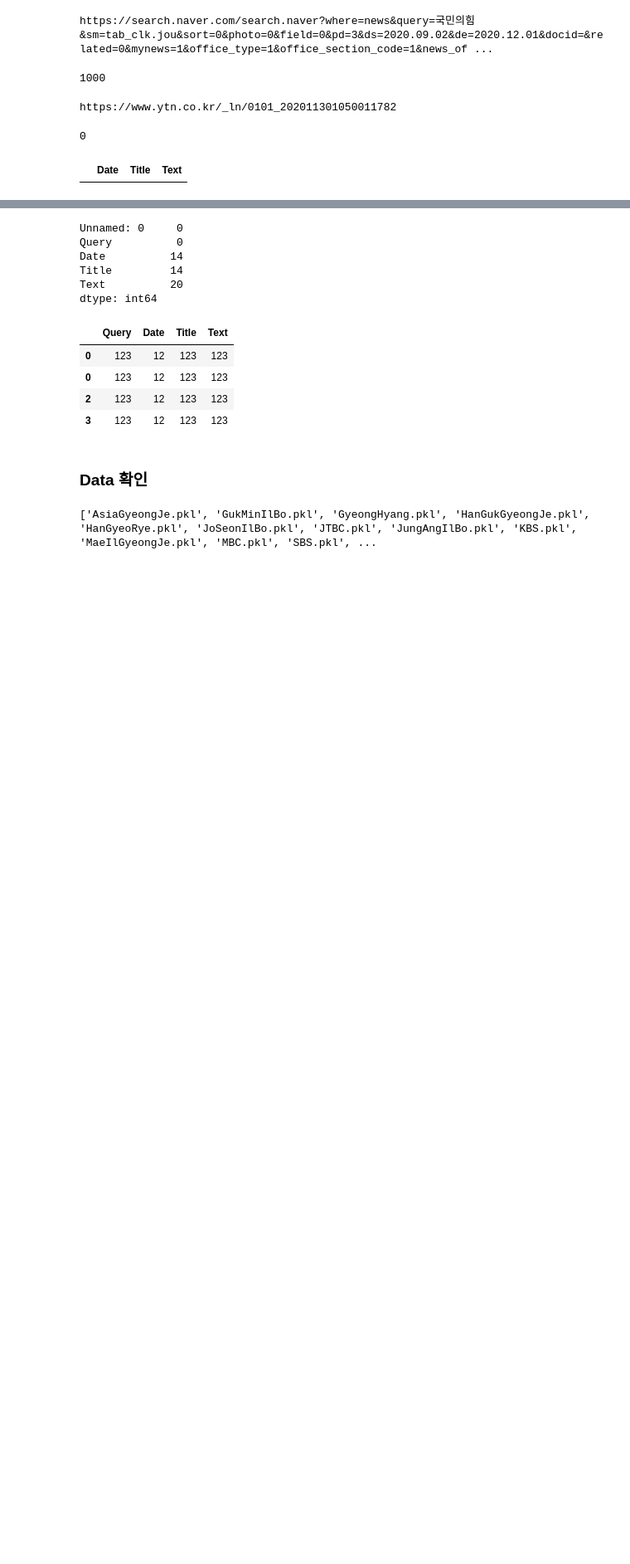
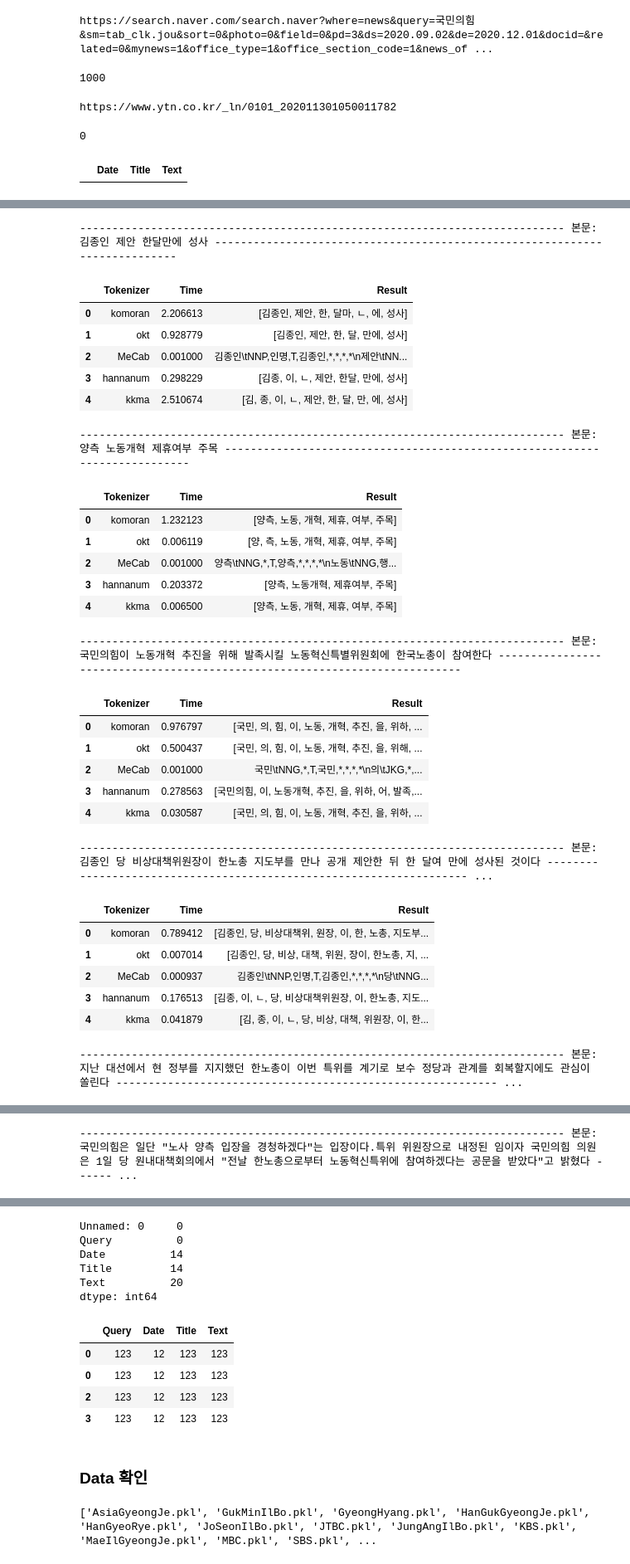
Before and after one commit to HaseongJung/text_mining, a Jupyter notebook: project/crawling/test.ipynb, the cells around one changed output, grey strips where cells are left out. Shown at 83% size. Saved outputs shown, nothing was run; the diff lists cells and outputs as text; code cells hidden in the pictures; blank space fills up the shorter version.

Commit message:
compareTokenizer

```diff
--- a/project/crawling/test.ipynb
+++ b/project/crawling/test.ipynb
@@ -242,0 +265,65 @@ df
+# %%
+# 토크나이저별로 토큰화 결과, 시간 측정
+
+def compareTokenizer(sentence: str, tokenizer_list: list):
+
+    result_list = []
+
+    for i in tokenizer_list:
+        start = time.time()                                 # 시작 시간 저장
+        tokenizer = get_tokenizer(i)                         # 토크나이저 불러오기
+
+        if i == "MeCab":
+            tokenized_sentence = m.parse(sentence)
+        else:
+            tokenized_sentence = tokenizer.morphs(sentence)          # 토큰화
+
+        time_required = time.time() - start                          # 종료 시간에서 시작 시간을 빼서 걸린 시간 계산
+        tokenizer_and_time = i, time_required, tokenized_sentence   # 토크나이저 이름, 걸린 시간, 결과를 리스트에 저장
+
+        result_list.append(tokenizer_and_time)
+
+    result_df = pd.DataFrame(result_list, columns=["Tokenizer", "Time", "Result"])
+
+    return sentence, result_df
+# %%
+from IPython.display import display # display 함수를 이용하여 DataFrame 출력
+pd.set_option('display.max_colwidth', None) # DataFrame 출력 컬럼 길이 설정
+
+tokenizer_list = ["komoran", "okt", "MeCab", "hannanum", "kkma"]
+
+for sentence in sentence_arr:
+
+    text, result = compareTokenizer(sentence, tokenizer_list)
+    print(f"{'-'*75} 본문: {text} {'-'*75}")
+    display(result)
+# %% [output]
+--------------------------------------------------------------------------- 본문: 김종인 제안 한달만에 성사 ---------------------------------------------------------------------------
+|  | Tokenizer | Time | Result |
+| 0 | komoran | 2.206613 | [김종인, 제안, 한, 달마, ㄴ, 에, 성사] |
+| 1 | okt | 0.928779 | [김종인, 제안, 한, 달, 만에, 성사] |
+| 2 | MeCab | 0.001000 | 김종인\tNNP,인명,T,김종인,*,*,*,*\n제안\tNN... |
+| 3 | hannanum | 0.298229 | [김종, 이, ㄴ, 제안, 한달, 만에, 성사] |
+| 4 | kkma | 2.510674 | [김, 종, 이, ㄴ, 제안, 한, 달, 만, 에, 성사] |
+--------------------------------------------------------------------------- 본문: 양측 노동개혁 제휴여부 주목 ---------------------------------------------------------------------------
+|  | Tokenizer | Time | Result |
+| 0 | komoran | 1.232123 | [양측, 노동, 개혁, 제휴, 여부, 주목] |
+| 1 | okt | 0.006119 | [양, 측, 노동, 개혁, 제휴, 여부, 주목] |
+| 2 | MeCab | 0.001000 | 양측\tNNG,*,T,양측,*,*,*,*\n노동\tNNG,행... |
+| 3 | hannanum | 0.203372 | [양측, 노동개혁, 제휴여부, 주목] |
+| 4 | kkma | 0.006500 | [양측, 노동, 개혁, 제휴, 여부, 주목] |
+--------------------------------------------------------------------------- 본문: 국민의힘이 노동개혁 추진을 위해 발족시킬 노동혁신특별위원회에 한국노총이 참여한다 ---------------------------------------------------------------------------
+|  | Tokenizer | Time | Result |
+| 0 | komoran | 0.976797 | [국민, 의, 힘, 이, 노동, 개혁, 추진, 을, 위하, ... |
+| 1 | okt | 0.500437 | [국민, 의, 힘, 이, 노동, 개혁, 추진, 을, 위해, ... |
+| 2 | MeCab | 0.001000 | 국민\tNNG,*,T,국민,*,*,*,*\n의\tJKG,*,... |
+| 3 | hannanum | 0.278563 | [국민의힘, 이, 노동개혁, 추진, 을, 위하, 어, 발족,... |
+| 4 | kkma | 0.030587 | [국민, 의, 힘, 이, 노동, 개혁, 추진, 을, 위하, ... |
+--------------------------------------------------------------------------- 본문: 김종인 당 비상대책위원장이 한노총 지도부를 만나 공개 제안한 뒤 한 달여 만에 성사된 것이다 -------------------------------------------------------------------- ...
+|  | Tokenizer | Time | Result |
+| 0 | komoran | 0.789412 | [김종인, 당, 비상대책위, 원장, 이, 한, 노총, 지도부... |
+| 1 | okt | 0.007014 | [김종인, 당, 비상, 대책, 위원, 장이, 한노총, 지, ... |
+| 2 | MeCab | 0.000937 | 김종인\tNNP,인명,T,김종인,*,*,*,*\n당\tNNG... |
+| 3 | hannanum | 0.176513 | [김종, 이, ㄴ, 당, 비상대책위원장, 이, 한노총, 지도... |
+| 4 | kkma | 0.041879 | [김, 종, 이, ㄴ, 당, 비상, 대책, 위원장, 이, 한... |
+--------------------------------------------------------------------------- 본문: 지난 대선에서 현 정부를 지지했던 한노총이 이번 특위를 계기로 보수 정당과 관계를 회복할지에도 관심이 쏠린다 ----------------------------------------------------------- ...
@@ -242,0 +336 @@ df
+--------------------------------------------------------------------------- 본문: 국민의힘은 일단 "노사 양측 입장을 경청하겠다"는 입장이다.특위 위원장으로 내정된 임이자 국민의힘 의원은 1일 당 원내대책회의에서 "전날 한노총으로부터 노동혁신특위에 참여하겠다는 공문을 받았다"고 밝혔다 ------ ...
```
Also changed, not shown: parts of 8 cells of this notebook, 19 other files.
